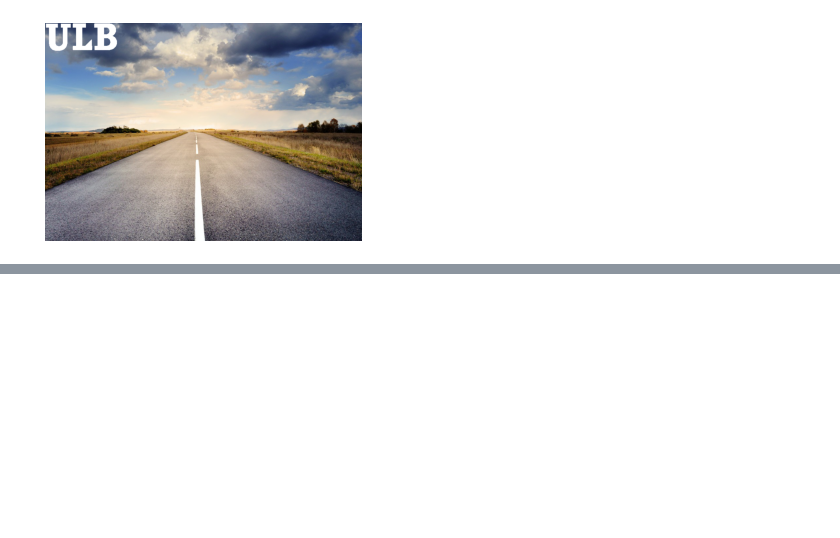
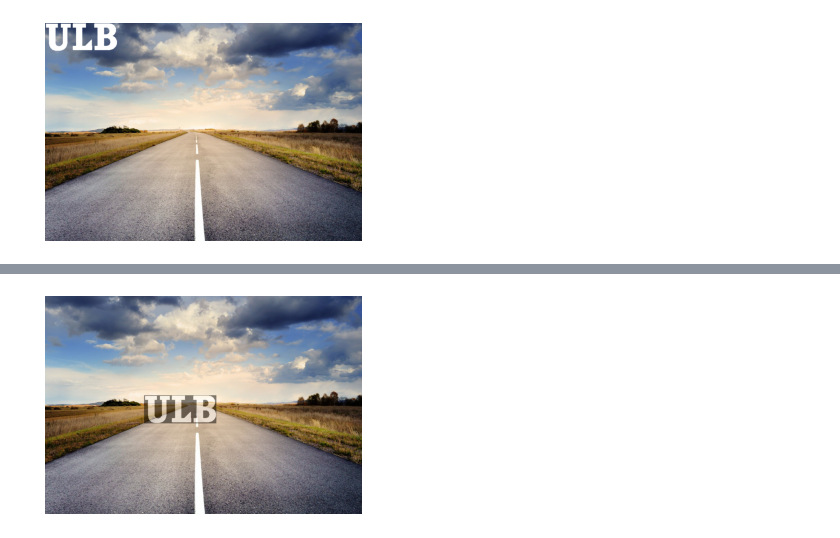
Before and after one commit to AstridSoumoy/INFO-H500-Module1, a Jupyter notebook: watermark.ipynb, the cells around one changed output, grey strips where cells are left out. Cells and saved outputs as stored; diff of their text form; code cells hidden in the pictures; blank space fills up the shorter version.

```diff
--- a/watermark.ipynb
+++ b/watermark.ipynb
@@ -60 +59,19 @@ ERROR : Y is out of the image size, it should be between 0 and  659
 [figure]
+# %%
+from skimage.io import imshow
+import matplotlib.pyplot as plt
+from PIL import Image, ImageOps
+%matplotlib inline
+
+
+originalImage = Image.open('road.jpg').convert('RGBA')
+watermark = Image.open('watermark.png').convert('L')
+mask = watermark.convert('RGB')
+mask.putalpha(128)
+watermark.convert('1')
+originalImage.paste(watermark, (300, 300), mask)
+plt.axis('off')
+plt.imshow(originalImage)
+originalImage.save('transparentWatermark.png')
+# %% [output]
+[figure, added]
```
Also changed, not shown: parts of 4 cells of this notebook.
